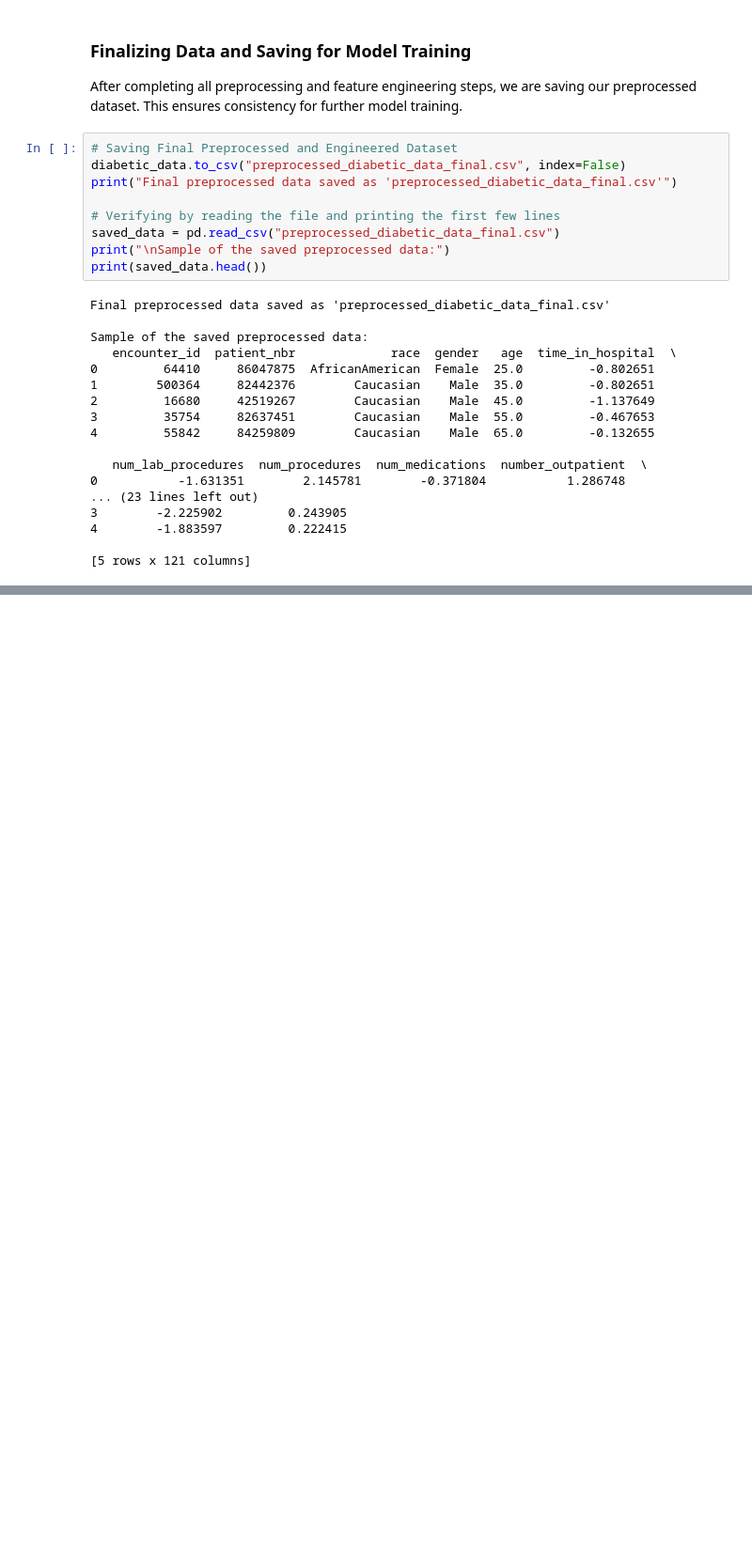
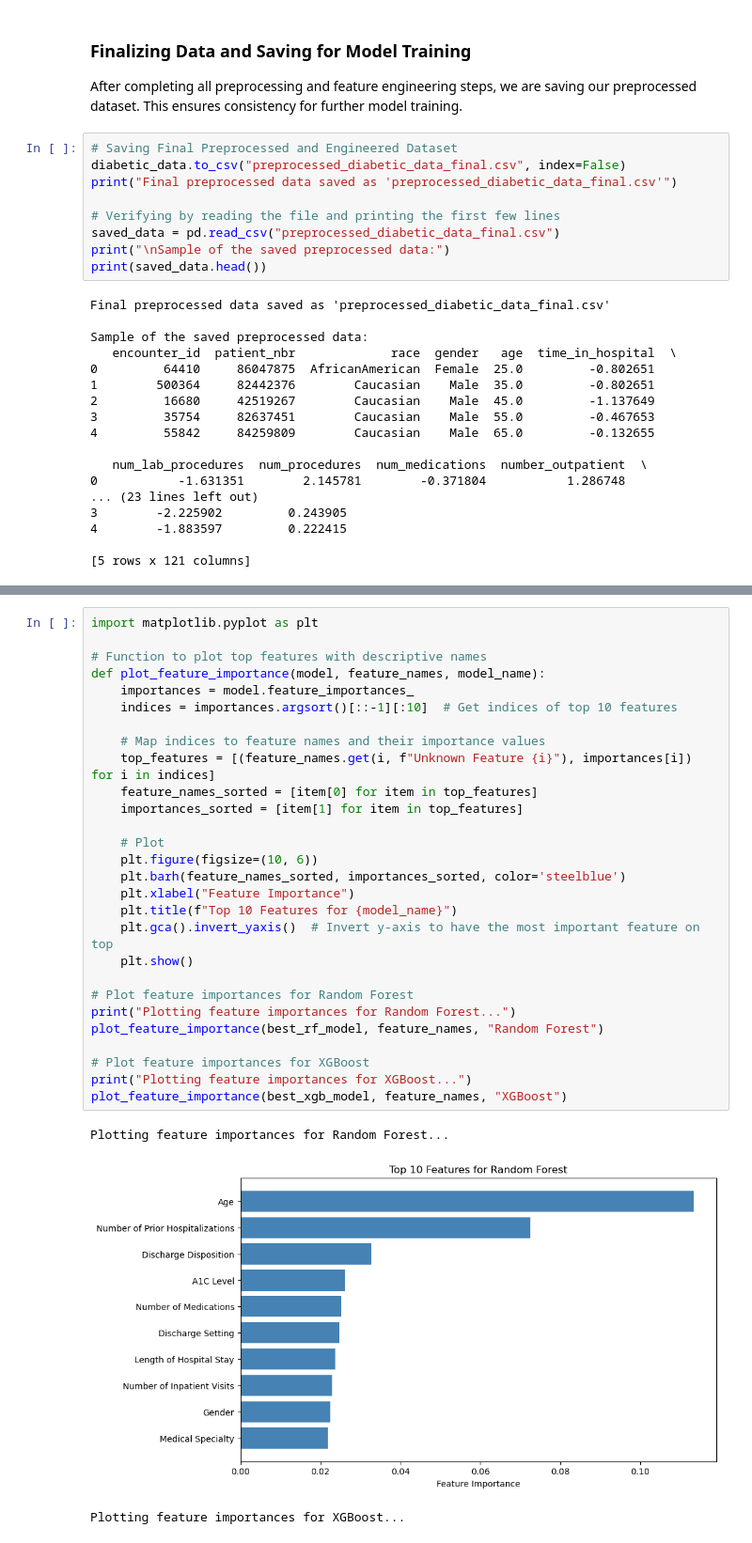
Before and after one commit to Securella/ml-project, a Jupyter notebook: project-diabetes-notebook.ipynb, the cells around one changed output, grey strips where cells are left out. Shown at 94% size. Cells and saved outputs as stored; diff of their text form; blank space fills up the shorter version.

```diff
--- a/project-diabetes-notebook.ipynb
+++ b/project-diabetes-notebook.ipynb
@@ -959,0 +1739,32 @@ Sample of the saved preprocessed data:
+# %%
+import matplotlib.pyplot as plt
+
+# Function to plot top features with descriptive names
+def plot_feature_importance(model, feature_names, model_name):
+    importances = model.feature_importances_
+    indices = importances.argsort()[::-1][:10]  # Get indices of top 10 features
+
+    # Map indices to feature names and their importance values
+    top_features = [(feature_names.get(i, f"Unknown Feature {i}"), importances[i]) for i in indices]
+    feature_names_sorted = [item[0] for item in top_features]
+    importances_sorted = [item[1] for item in top_features]
+
+    # Plot
+    plt.figure(figsize=(10, 6))
+    plt.barh(feature_names_sorted, importances_sorted, color='steelblue')
+    plt.xlabel("Feature Importance")
+    plt.title(f"Top 10 Features for {model_name}")
+    plt.gca().invert_yaxis()  # Invert y-axis to have the most important feature on top
+    plt.show()
+
+# Plot feature importances for Random Forest
+print("Plotting feature importances for Random Forest...")
+plot_feature_importance(best_rf_model, feature_names, "Random Forest")
+
+# Plot feature importances for XGBoost
+print("Plotting feature importances for XGBoost...")
+plot_feature_importance(best_xgb_model, feature_names, "XGBoost")
+# %% [output]
+Plotting feature importances for Random Forest...
+[figure, added]
+Plotting feature importances for XGBoost...
```
Also changed, not shown: parts of 29 cells of this notebook, 1 other file.
